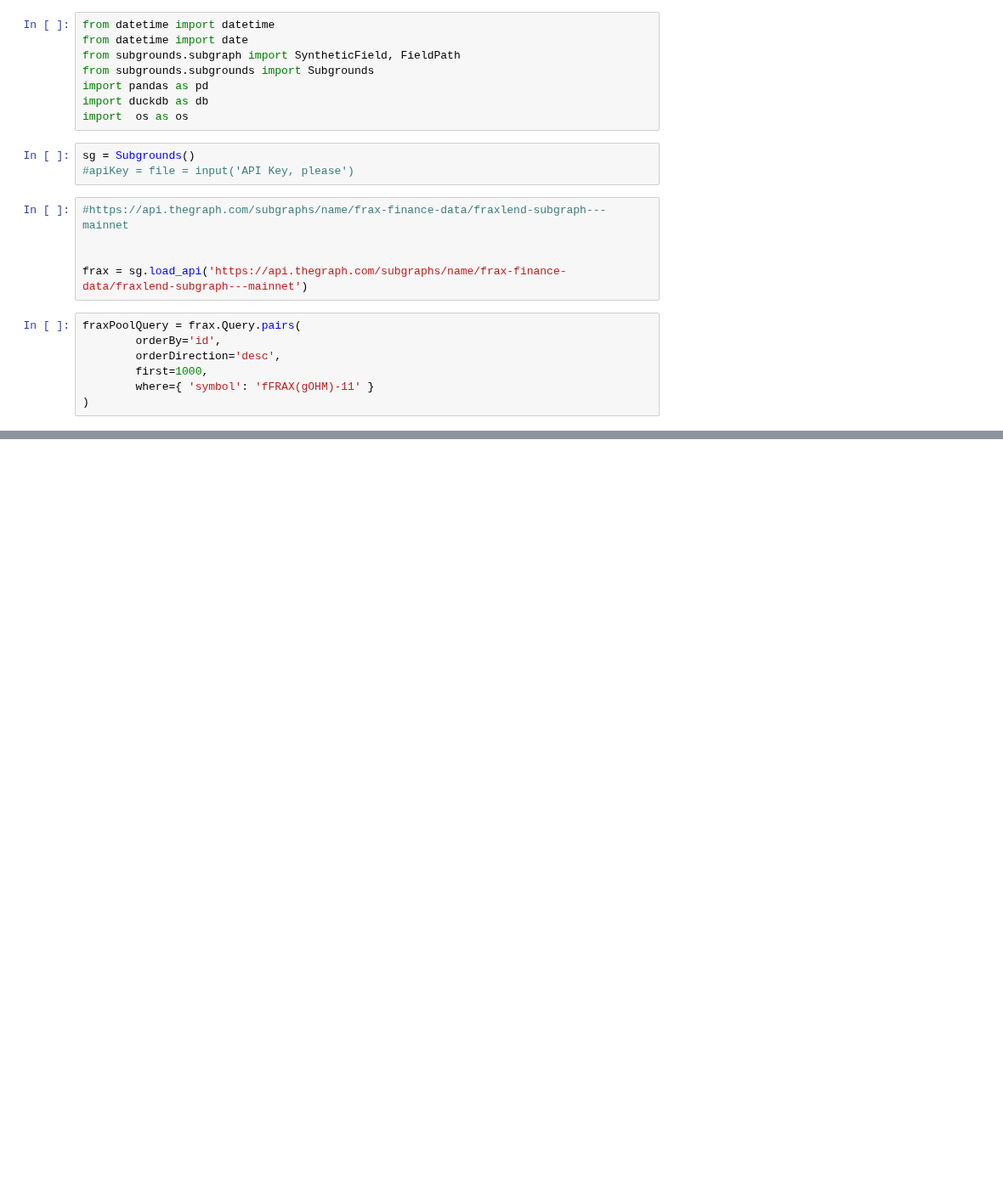
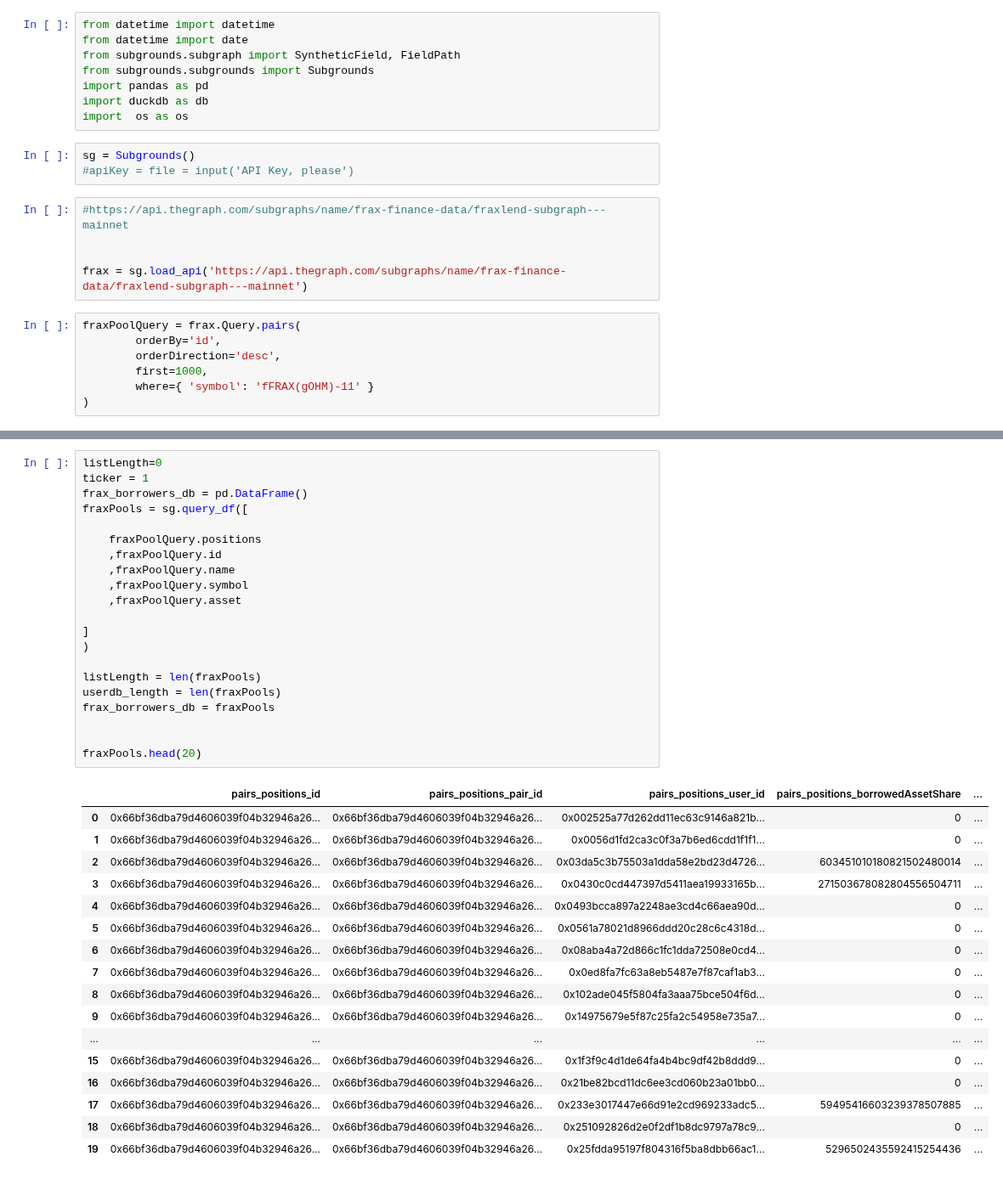
Before and after one commit to EdgeCaser/EconohmetricsOld, a Jupyter notebook: ohmFraxBorrowers.ipynb, the cells around one changed output, grey strips where cells are left out. Shown at 85% size. Cells and saved outputs as stored; diff of their text form; blank space fills up the shorter version.

```diff
--- a/ohmFraxBorrowers.ipynb
+++ b/ohmFraxBorrowers.ipynb
@@ -35,0 +53,39 @@ fraxPools.head(20)
+# %%
+listLength=0
+ticker = 1
+frax_borrowers_db = pd.DataFrame()
+fraxPools = sg.query_df([
+
+    fraxPoolQuery.positions
+    ,fraxPoolQuery.id
+    ,fraxPoolQuery.name
+    ,fraxPoolQuery.symbol
+    ,fraxPoolQuery.asset
+
+]
+)
+
+listLength = len(fraxPools)
+userdb_length = len(fraxPools)
+frax_borrowers_db = fraxPools
+
+
+fraxPools.head(20)
+# %% [output]
+|  | pairs_positions_id | pairs_positions_pair_id | pairs_positions_user_id | pairs_positions_borrowedAssetShare | ... |
+| 0 | 0x66bf36dba79d4606039f04b32946a26... | 0x66bf36dba79d4606039f04b32946a26... | 0x002525a77d262dd11ec63c9146a821b... | 0 | ... |
+| 1 | 0x66bf36dba79d4606039f04b32946a26... | 0x66bf36dba79d4606039f04b32946a26... | 0x0056d1fd2ca3c0f3a7b6ed6cdd1f1f1... | 0 | ... |
+| 2 | 0x66bf36dba79d4606039f04b32946a26... | 0x66bf36dba79d4606039f04b32946a26... | 0x03da5c3b75503a1dda58e2bd23d4726... | 603451010180821502480014 | ... |
+| 3 | 0x66bf36dba79d4606039f04b32946a26... | 0x66bf36dba79d4606039f04b32946a26... | 0x0430c0cd447397d5411aea19933165b... | 271503678082804556504711 | ... |
+| 4 | 0x66bf36dba79d4606039f04b32946a26... | 0x66bf36dba79d4606039f04b32946a26... | 0x0493bcca897a2248ae3cd4c66aea90d... | 0 | ... |
+| 5 | 0x66bf36dba79d4606039f04b32946a26... | 0x66bf36dba79d4606039f04b32946a26... | 0x0561a78021d8966ddd20c28c6c4318d... | 0 | ... |
+| 6 | 0x66bf36dba79d4606039f04b32946a26... | 0x66bf36dba79d4606039f04b32946a26... | 0x08aba4a72d866c1fc1dda72508e0cd4... | 0 | ... |
+| 7 | 0x66bf36dba79d4606039f04b32946a26... | 0x66bf36dba79d4606039f04b32946a26... | 0x0ed8fa7fc63a8eb5487e7f87caf1ab3... | 0 | ... |
+| 8 | 0x66bf36dba79d4606039f04b32946a26... | 0x66bf36dba79d4606039f04b32946a26... | 0x102ade045f5804fa3aaa75bce504f6d... | 0 | ... |
+| 9 | 0x66bf36dba79d4606039f04b32946a26... | 0x66bf36dba79d4606039f04b32946a26... | 0x14975679e5f87c25fa2c54958e735a7... | 0 | ... |
+| ... | ... | ... | ... | ... | ... |
+| 15 | 0x66bf36dba79d4606039f04b32946a26... | 0x66bf36dba79d4606039f04b32946a26... | 0x1f3f9c4d1de64fa4b4bc9df42b8ddd9... | 0 | ... |
+| 16 | 0x66bf36dba79d4606039f04b32946a26... | 0x66bf36dba79d4606039f04b32946a26... | 0x21be82bcd11dc6ee3cd060b23a01bb0... | 0 | ... |
+| 17 | 0x66bf36dba79d4606039f04b32946a26... | 0x66bf36dba79d4606039f04b32946a26... | 0x233e3017447e66d91e2cd969233adc5... | 59495416603239378507885 | ... |
+| 18 | 0x66bf36dba79d4606039f04b32946a26... | 0x66bf36dba79d4606039f04b32946a26... | 0x251092826d2e0f2df1b8dc9797a78c9... | 0 | ... |
+| 19 | 0x66bf36dba79d4606039f04b32946a26... | 0x66bf36dba79d4606039f04b32946a26... | 0x25fdda95197f804316f5ba8dbb66ac1... | 5296502435592415254436 | ... |
```
Also changed, not shown: parts of 7 cells of this notebook.
